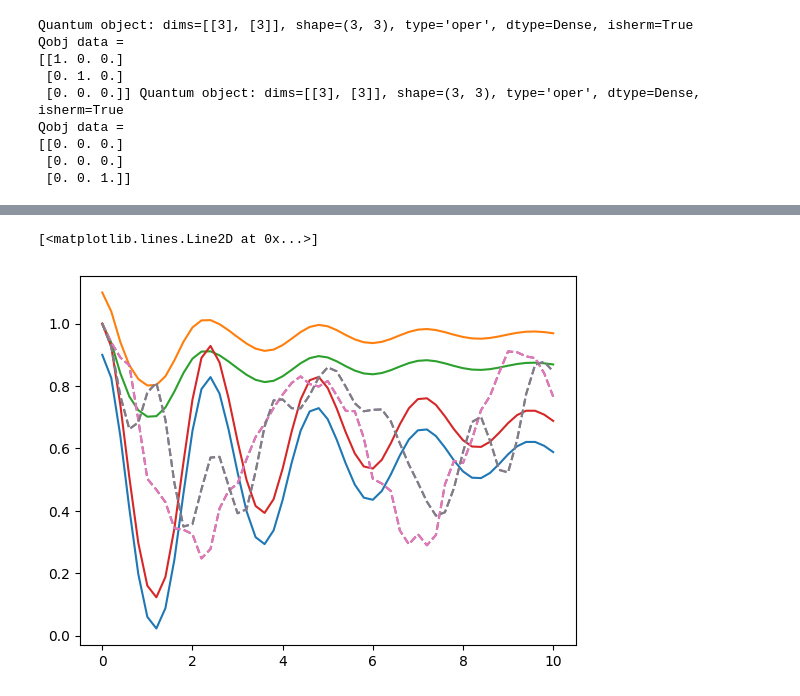
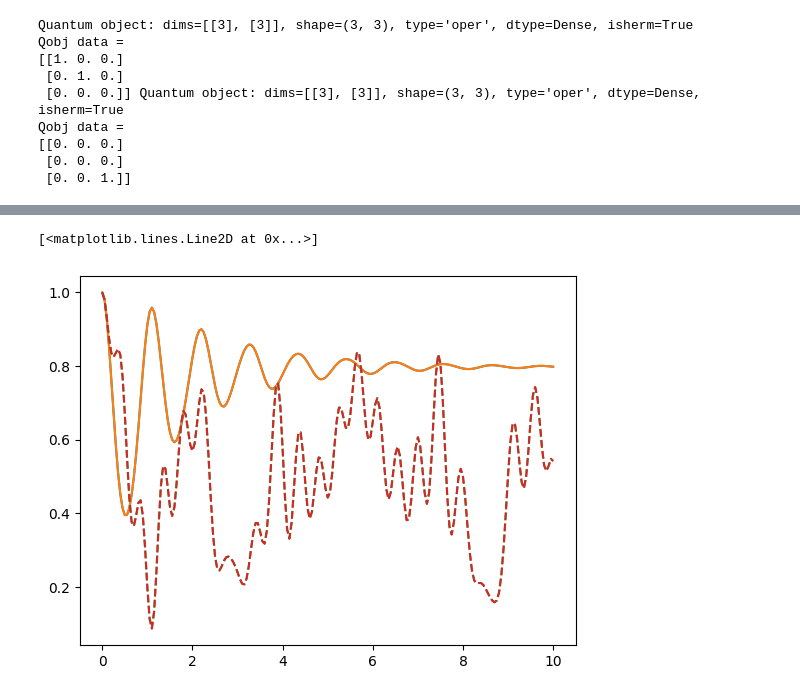
Before and after one commit to mwauters92/Non-hermitian-design, a Jupyter notebook: ClaudeIsRight.ipynb, the cells around one changed output, grey strips where cells are left out. Cells and saved outputs as stored; diff of their text form; code cells hidden in the pictures.

```diff
--- a/ClaudeIsRight.ipynb
+++ b/ClaudeIsRight.ipynb
@@ -368,12 +368,16 @@ def time_evo(
     # --- output containers --------------------------------------------------
     states               = [None] * n_steps
     measurement_outcomes = [None] * n_steps
-    expect_vals          = [np.zeros(n_steps, dtype=complex) for _ in e_ops]
+    expect_vals          = [np.zeros(n_steps, dtype=float) for _ in e_ops]
 
     def _record(i, psi):
         states[i] = psi
         for k, op in enumerate(e_ops):
-            expect_vals[k][i] = qt.expect(op, psi)
+            expect_vals[k][i] = np.abs(qt.expect(op, psi))
+    # --- check hermiticity of observables
+    for e_ind, e_op in enumerate(e_ops):
+        if not e_op.isherm :
+            print(f"WARNING: observable e_ops[{e_ind}] is not hermitian")
 
     # --- step 0: initial state (no evolution, no measurement) ---------------
     psi = psi0.unit()
@@ -425,14 +438,17 @@ def time_evo(
 # %%
-N=4
-h, J = 1,2
-tvec = np.linspace(0,10,51)
-single_body_terms = [[h, ('x', 0, 1), None]]
+N=2
+h, J, Omega= 2,5, 1
+tvec = np.linspace(0,10,201)
+single_body_terms = [[h, ('x', 0, 1), None],[Omega, ('x', 1, 2), None] ]
 two_body_terms=[[J,('x', 1, 2), ('x', 1, 2)]]
 H_qutrit = build_hamiltonian(N,single_body_terms, two_body_terms)
 
 psi0 = qt.tensor([qt.basis(3,n=0)]*N)
 Z01 = embedded_pauli('z',0,1)
 e_evo = [embed_on_site(Z01,j,N) for j in range(N)]
+
+options={'progress':False}
 # %%
-res = time_evo(H_qutrit,psi0,tvec,P,N,measured_sites=[j for j in range(N)],e_ops=e_evo, force_proj=True)
-res2 = time_evo(H_qutrit,psi0,tvec,P,N,measured_sites=[],e_ops=e_evo, force_proj=True)
+res = time_evo(H_qutrit,psi0,tvec,P,N,measured_sites=[j for j in range(N)],e_ops=e_evo,
+               force_proj=True,options=options)
+res2 = time_evo(H_qutrit,psi0,tvec,P,N,measured_sites=[],e_ops=e_evo, force_proj=True,options=options)
@@ -457,13 +455,9 @@ Pre-computing 50 propagator(s)...
 # %%
-plt.plot(tvec,res.expect[0]-0.1)
-plt.plot(tvec,res.expect[1]+0.1)
-plt.plot(tvec,res.expect[2])
-plt.plot(tvec,res.expect[3])
+plt.plot(tvec,res.expect[0])
+plt.plot(tvec,res.expect[1])
 plt.plot(tvec,res2.expect[0],'--')
 plt.plot(tvec,res2.expect[1],'--')
-plt.plot(tvec,res2.expect[2],'--')
-plt.plot(tvec,res2.expect[3],'--')
 # %% [output]
 [<matplotlib.lines.Line2D at 0x...>]
-[figure, old version]
+[figure, new version]
 # %%
```
Also changed, not shown: parts of 4 cells of this notebook.
